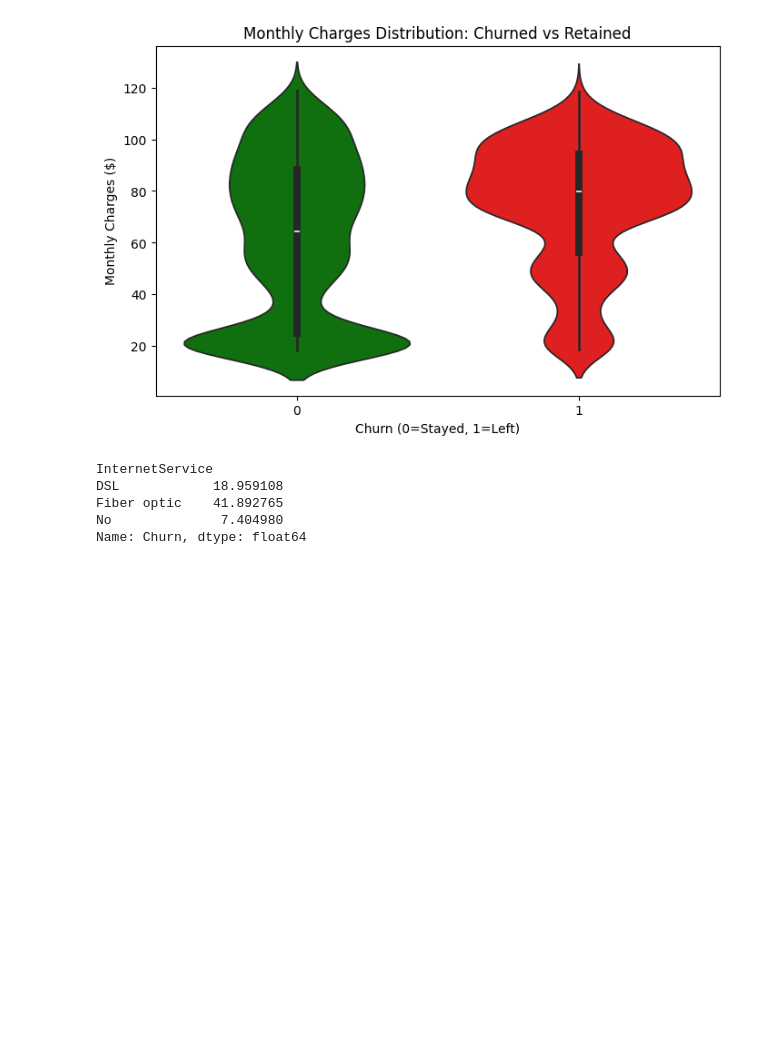
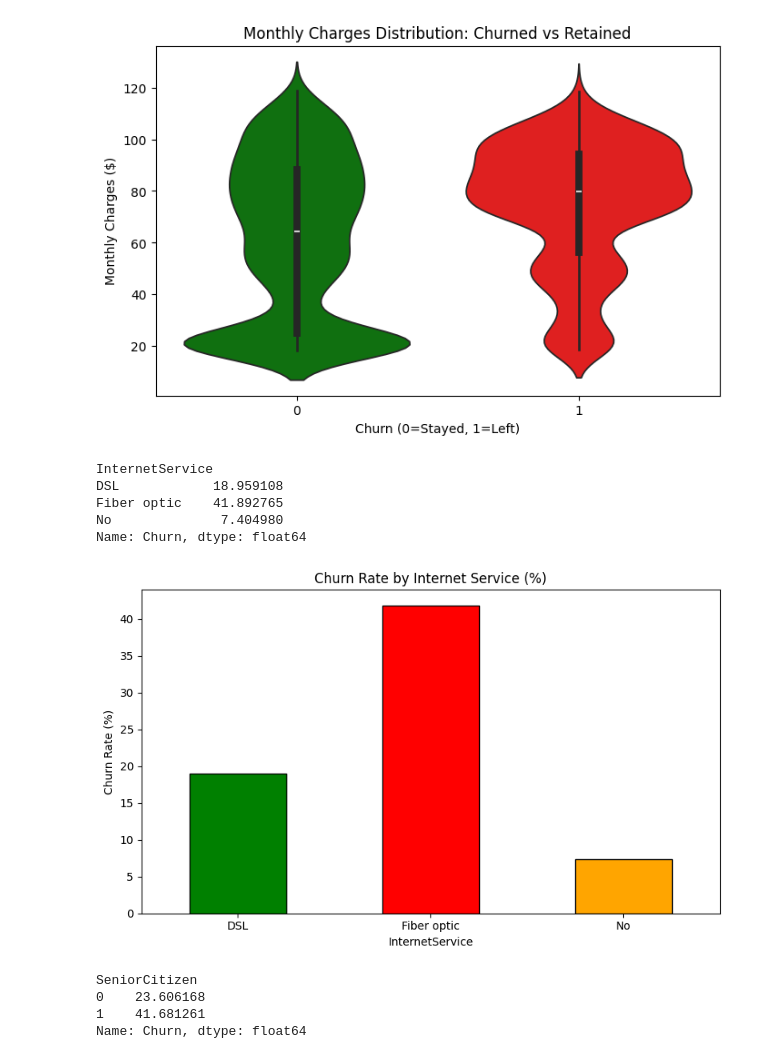
Before and after one commit to anupama-g-bhat/Customer-Churn-Analysis, a Jupyter notebook: churn_analysis.ipynb, the cells around one changed output. Drawn from its saved outputs; the diff is of its cells as text; code cells hidden in the pictures; blank space fills up the shorter version.

```diff
--- a/churn_analysis.ipynb
+++ b/churn_analysis.ipynb
@@ -186,3 +189,27 @@ DSL            18.959108
 Fiber optic    41.892765
 No              7.404980
 Name: Churn, dtype: float64
+# %%
+plt.figure(figsize=(8, 5))
+
+internet_churn.plot(kind='bar',
+                    color=['green','red','orange'],
+                    edgecolor='black')
+
+plt.title('Churn Rate by Internet Service (%)')
+plt.xlabel('InternetService')
+plt.ylabel('Churn Rate (%)')
+plt.xticks(rotation=0)
+plt.tight_layout()
+plt.savefig('internet_churn.png', dpi=150)
+plt.show()
+# %% [output]
+[figure, added]
+# %%
+Senior_citizen_churn = df.groupby('SeniorCitizen')['Churn'].mean() * 100
+print(Senior_citizen_churn)
+# %% [output]
+SeniorCitizen
+0    23.606168
+1    41.681261
+Name: Churn, dtype: float64
```
Also changed, not shown: parts of 7 cells of this notebook, 11 other files.
